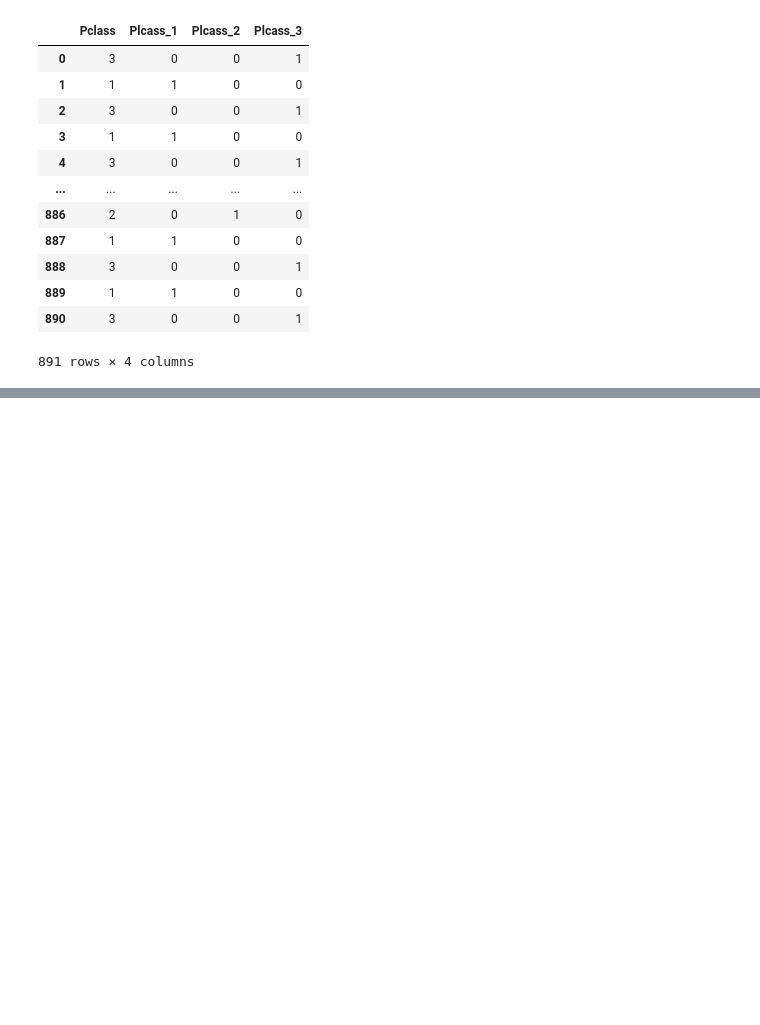
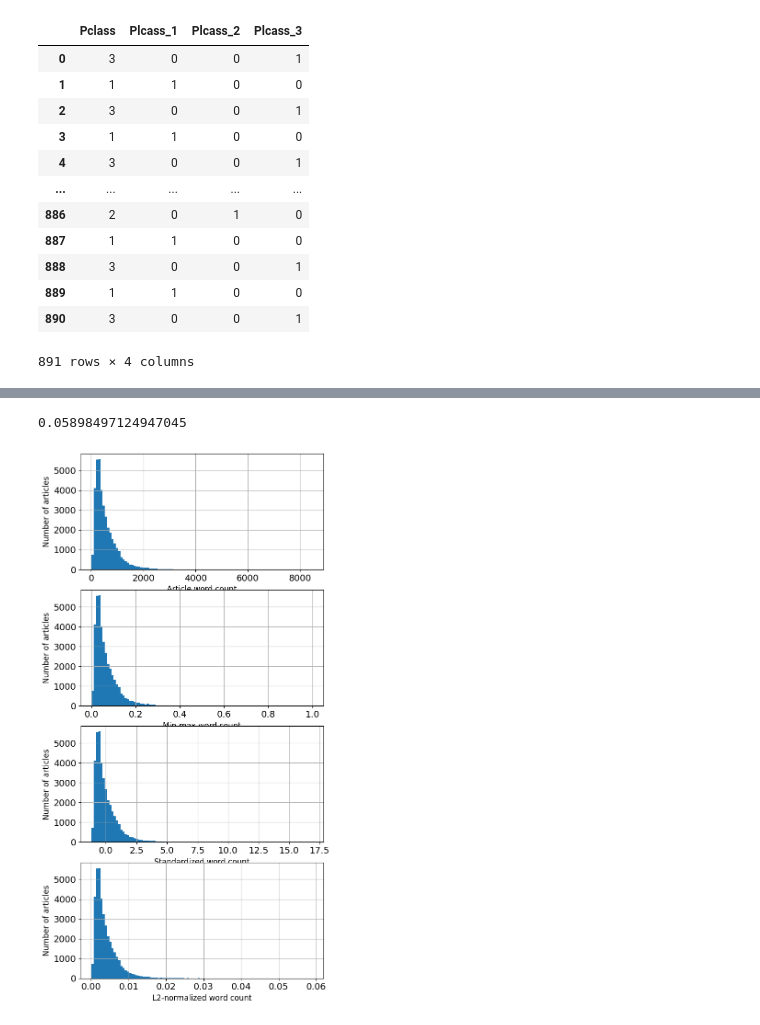
Before and after one commit to Shahriar201/Machine-Learning-Practices, a Jupyter notebook: feature_engineering02.ipynb, the cells around one changed output, grey strips where cells are left out. Drawn from its saved outputs; the diff is of its cells as text; code cells hidden in the pictures; blank space fills up the shorter version.

```diff
--- a/feature_engineering02.ipynb
+++ b/feature_engineering02.ipynb
@@ -109,0 +284,17 @@ df
+# %%
+import pandas as pd
+import sklearn.preprocessing as preproc
+
+# Look at the original data - the number of words in an article
+print("Values: ", news[' n_tokens_content'].values)
+
+# Min-max scaling
+news['minmax'] = preproc.minmax_scale(news[' n_tokens_content'])
+print("\n min-max: ", news['minmax'].values)
+
+# Standardization - note that by defination, some outputs will be negative
+news['standardized'] = preproc.StandardScaler().fit_transform(news[[' n_tokens_content']])
+print("\n standardized: ", news['standardized'].values)
+
+news['l2_normalized'] = preproc.normalize(news[[' n_tokens_content']], axis=0)
+print("\n l2 norm: ", news['l2_normalized'].values)
@@ -109,0 +320,31 @@ df
+# %%
+news.l2_normalized.max()
+# %% [output]
+0.05898497124947045
+# %%
+fig, (ax1, ax2, ax3, ax4) = plt.subplots(4, 1, figsize = (6, 12))
+fig.tight_layout()
+
+news[' n_tokens_content'].hist(ax=ax1, bins=100)
+ax1.tick_params(labelsize=14)
+ax1.set_xlabel("Article word count", fontsize=12)
+ax1.set_ylabel("Number of articles", fontsize=12)
+
+news['minmax'].hist(ax=ax2, bins=100)
+ax2.tick_params(labelsize=14)
+ax2.set_xlabel("Min-max word count", fontsize=12)
+ax2.set_ylabel("Number of articles", fontsize=12)
+
+news['standardized'].hist(ax=ax3, bins=100)
+ax3.tick_params(labelsize=14)
+ax3.set_xlabel("Standardized word count", fontsize=12)
+ax3.set_ylabel("Number of articles", fontsize=12)
+
+news['l2_normalized'].hist(ax=ax4, bins=100)
+ax4.tick_params(labelsize=14)
+ax4.set_xlabel("L2-normalized word count", fontsize=12)
+ax4.set_ylabel("Number of articles", fontsize=12)
+
+plt.show()
+# %% [output]
+[figure, added]
```
Also changed, not shown: parts of 19 cells of this notebook.
